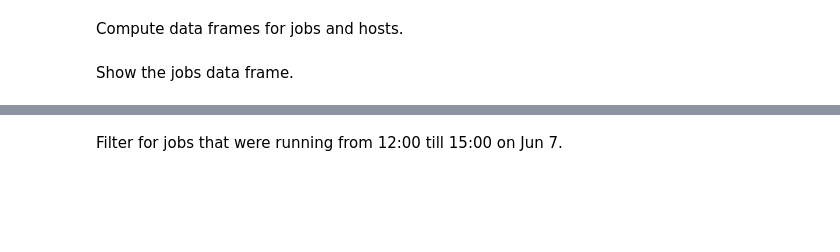
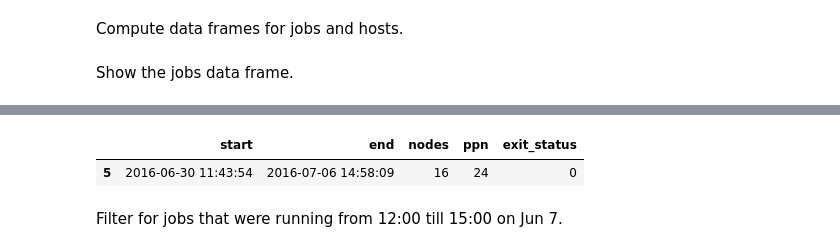
Before and after one commit to gjbex/vsc-tools-lib, a Jupyter notebook: notebooks/log_test.ipynb, the cells around one changed output, grey strips where cells are left out. Cells and saved outputs as stored; diff of their text form; code cells hidden in the pictures; blank space fills up the shorter version.

```diff
--- a/notebooks/log_test.ipynb
+++ b/notebooks/log_test.ipynb
@@ -134,3 +133,8 @@ df_jobs
+# %%
+running_jobs_2[running_jobs_2.user == 'vsc30767'][['start', 'end', 'nodes', 'ppn', 'exit_status']]
+# %% [output]
+|  | start | end | nodes | ppn | exit_status |
+| 5 | 2016-06-30 11:43:54 | 2016-07-06 14:58:09 | 16 | 24 | 0 |
 # %% [markdown]
 Filter for jobs that were running from 12:00 till 15:00 on Jun 7.
 # %%
```
Also changed, not shown: parts of 24 cells of this notebook.
